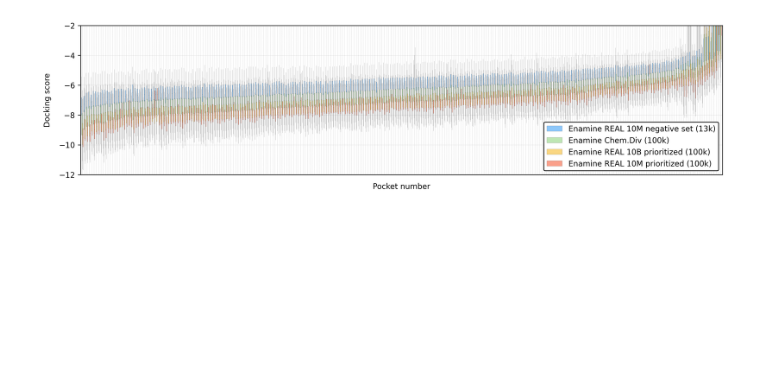
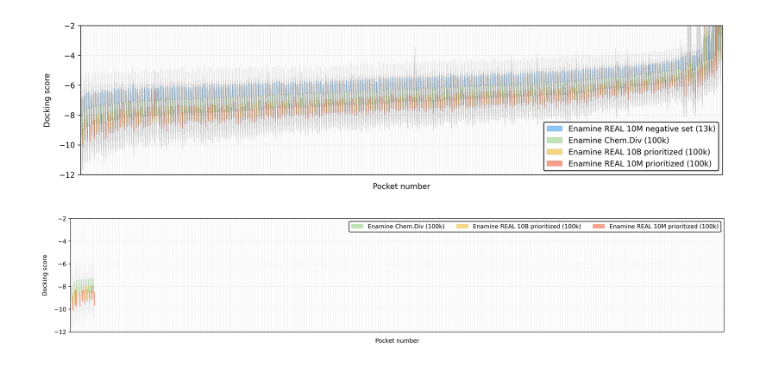
Before and after one commit to ersilia-os/mtb-targeted-protein-degradation, a Jupyter notebook: notebooks/46_docking_exploration_I.ipynb, the cells around one changed output. Saved outputs shown, nothing was run; the diff lists cells and outputs as text; code cells hidden in the pictures; blank space fills up the shorter version.

```diff
--- a/notebooks/46_docking_exploration_I.ipynb
+++ b/notebooks/46_docking_exploration_I.ipynb
@@ -96,7 +128,7 @@ plt.show()
 ### BOXPLOTS ###
 # %%
 def simple_boxplot(ax, x, y, c, width):
-    lw = 0.1
+    lw = 0.05
     ax.boxplot(y, positions=[x], widths=width, patch_artist=True, whis=[1, 99], showfliers=False,
                boxprops=dict(facecolor=c, color='black', lw=lw),
                medianprops=dict(color='black', lw=lw),
@@ -104,7 +136,7 @@ def simple_boxplot(ax, x, y, c, width):
                capprops=dict(color='none', lw=lw))
 
 def simple_boxplot_label(ax, x, y, c, width, label):
-    lw = 0.1
+    lw = 0.05
     ax.boxplot(y, positions=[x], widths=width, patch_artist=True, whis=[1, 99], showfliers=False, label=label,
                boxprops=dict(facecolor=c, color='black', lw=lw),
                medianprops=dict(color='black', lw=lw),
@@ -142,6 +174,33 @@ plt.ylim([-12, -2])
 plt.show()
 # %% [output]
 [figure]
+# %%
+fig, ax = plt.subplots(figsize=(20, 3.5))
+
+for c, pock in enumerate(np.array(sorted(DOCKING_RESULTS_ORIGINAL))[ind][:10]):
+    w = 0.3
+    if c != 2:
+        simple_boxplot(ax, c-w, DOCKING_RESULTS_ORIGINAL[pock].values(), c="#BEE6B4", width=w)
+        simple_boxplot(ax, c, DOCKING_RESULTS_REAL_2[pock].values(), c="#FAD782", width=w)
+        simple_boxplot(ax, c+w, DOCKING_RESULTS_REAL[pock].values(), c="#FAA08B", width=w)
+
+    else:
+        simple_boxplot_label(ax, c-w, DOCKING_RESULTS_ORIGINAL[pock].values(), c="#BEE6B4", width=w, label=f"Enamine Chem.Div (100k)")
+        simple_boxplot_label(ax, c, DOCKING_RESULTS_REAL_2[pock].values(), c="#FAD782", width=w, label="Enamine REAL 10B prioritized (100k)")
+        simple_boxplot_label(ax, c-w, DOCKING_RESULTS_REAL[pock].values(), c="#FAA08B", width=w, label="Enamine REAL 10M prioritized (100k)")
+
+
+plt.xticks([i for i in range(len(DOCKING_RESULTS_ORIGINAL))], [pock.replace("_model", "\nmodel") for i in sorted(DOCKING_RESULTS_ORIGINAL)], rotation=30, ha='right', size=7)
+plt.xticks([i for i in range(len(DOCKING_RESULTS_ORIGINAL))], ["" for i in sorted(DOCKING_RESULTS_ORIGINAL)], rotation=30, ha='right', size=7)
+plt.tick_params(axis='x', length=0)
+plt.grid(linestyle='--', zorder=-2, lw=0.2)
+plt.xlabel("Pocket number", labelpad=7)
+plt.ylabel("Docking score", labelpad=10)
+plt.legend(framealpha=1, edgecolor='k', ncols=3)
+plt.ylim([-12, -2])
+plt.show()
+# %% [output]
+[figure, added]
 # %%
 fig, ax = plt.subplots(figsize=(6, 3.5))
 
```
Also changed, not shown: parts of 6 cells of this notebook, 2 other files.
